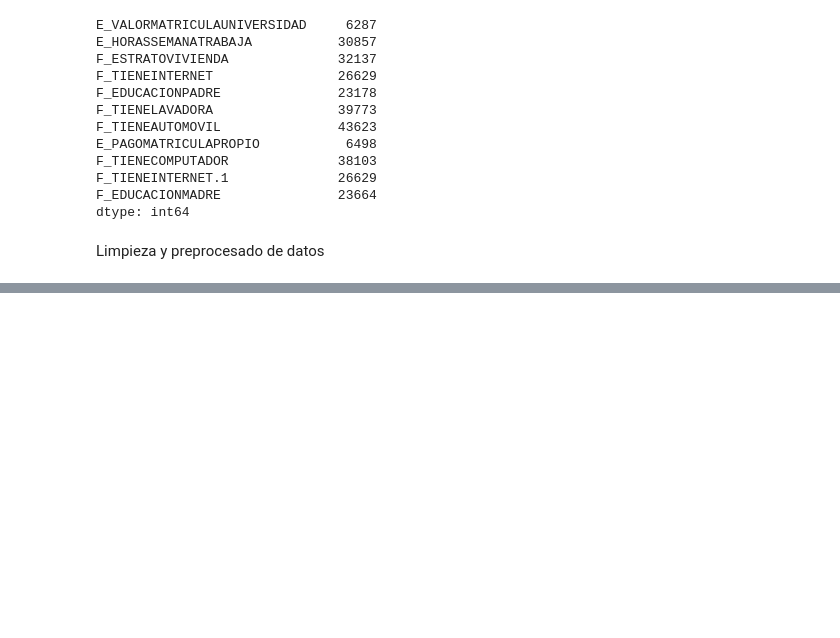
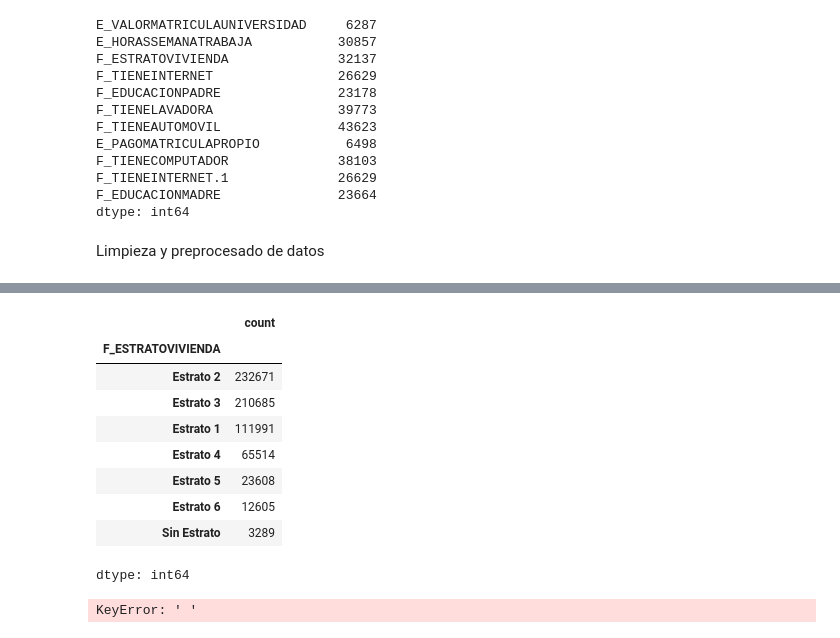
Before and after one commit to YeissonManrique/proy_int_ia_2025, a Jupyter notebook: 03 - modelo con preprocesado one-hot y SVM.ipynb, the cells around one changed output, grey strips where cells are left out. Saved outputs shown, nothing was run; the diff lists cells and outputs as text; code cells hidden in the pictures; blank space fills up the shorter version.

```diff
--- a/03 - modelo con preprocesado one-hot y SVM.ipynb
+++ b/03 - modelo con preprocesado one-hot y SVM.ipynb
@@ -85,3 +85,9 @@ F_EDUCACIONMADRE               23664
 dtype: int64
 # %% [markdown]
 Limpieza y preprocesado de datos
+# %%
+# Mapeo de las categorías de rendimiento a valores discretos (enteros)
+rmap = { 'alto': 3, 'bajo': 0, 'medio-bajo': 1, 'medio-alto': 2 }
+# %%
+y_col = 'RENDIMIENTO_GLOBAL'
+z[y_col] = [rmap[i] for i in z[y_col]]
@@ -87,0 +116,13 @@ Limpieza y preprocesado de datos
+# %%
+z['F_ESTRATOVIVIENDA'].value_counts()
+# %% [output]
+|  | count |
+| F_ESTRATOVIVIENDA |  |
+| Estrato 2 | 232671 |
+| Estrato 3 | 210685 |
+| Estrato 1 | 111991 |
+| Estrato 4 | 65514 |
+| Estrato 5 | 23608 |
+| Estrato 6 | 12605 |
+| Sin Estrato | 3289 |
+dtype: int64
@@ -87,0 +132,5 @@ Limpieza y preprocesado de datos
+# %%
+y_col = ' '
+z[y_col] = [rmap_est[i] for i in z[y_col]]
+# %% [output]
+KeyError: ' '
```
Also changed, not shown: parts of 3 cells of this notebook.
